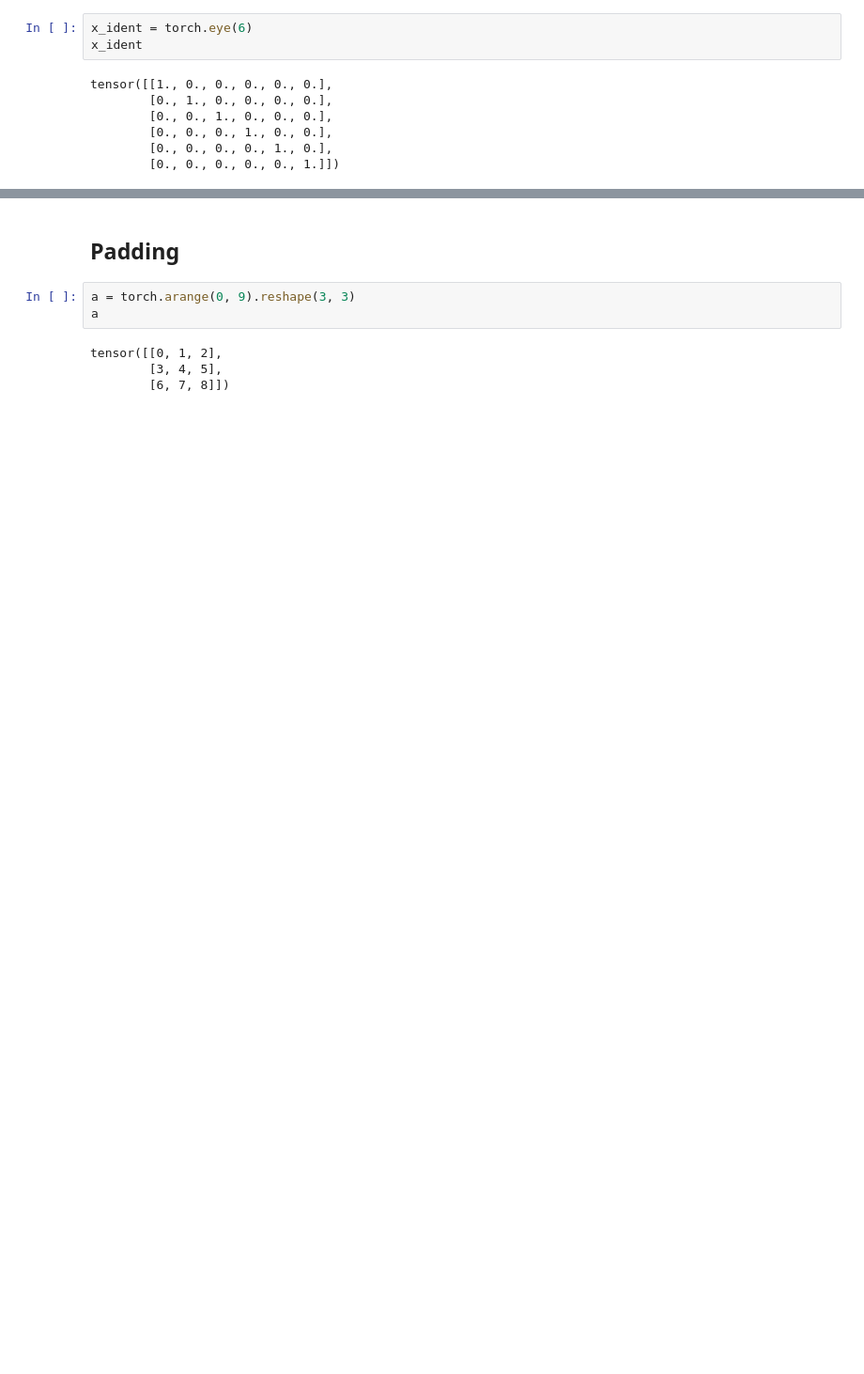
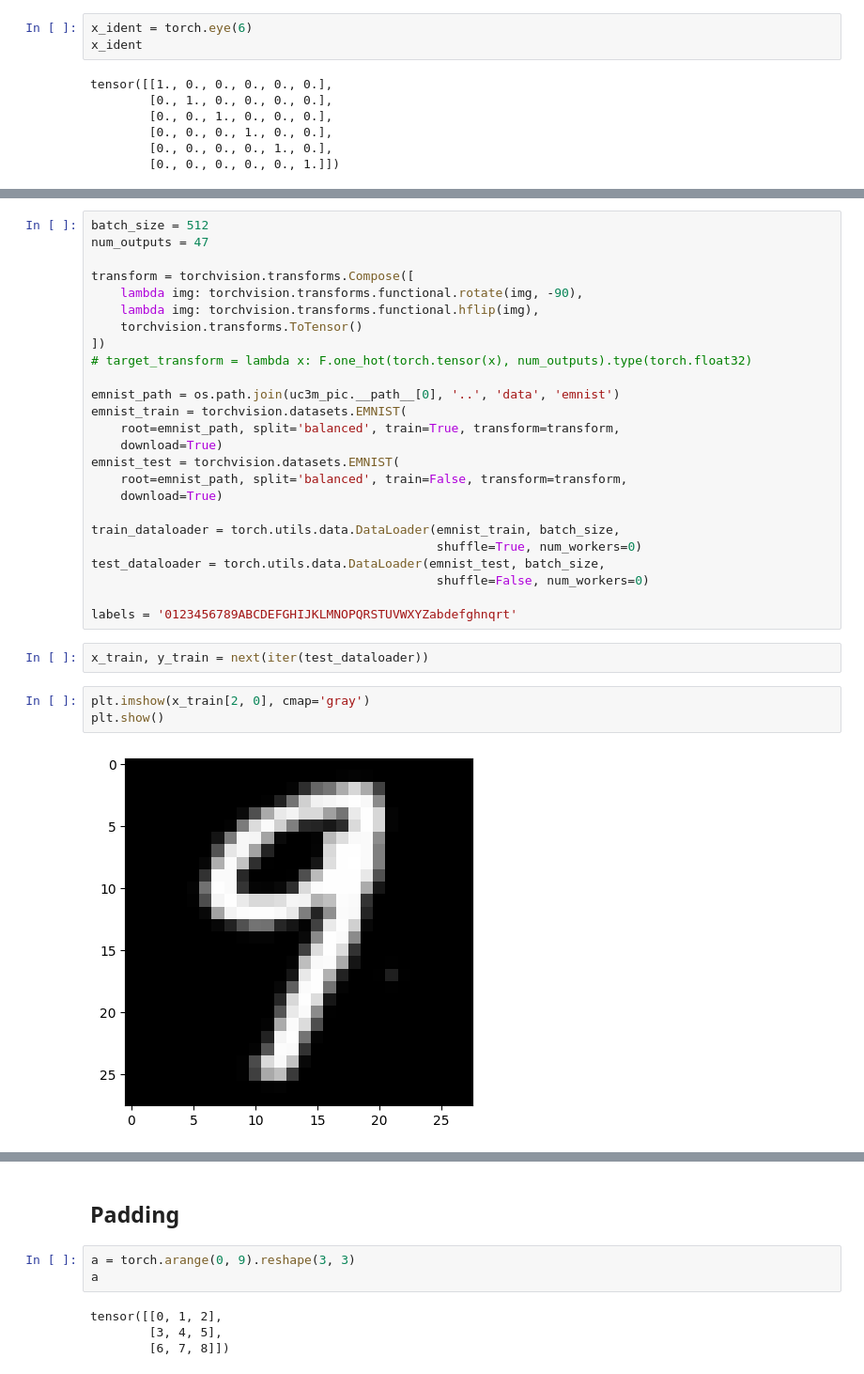
Before and after one commit to ramajoballester/UC3M-PIC, a Jupyter notebook: notebooks/03.ipynb, the cells around one changed output, grey strips where cells are left out. Shown: that part at 94% size. Drawn from its saved outputs; the diff is of its cells as text; blank space fills up the shorter version.

```diff
--- a/notebooks/03.ipynb
+++ b/notebooks/03.ipynb
@@ -142 +188,33 @@ tensor([[ 0.,  1.],
+# %%
+batch_size = 512
+num_outputs = 47
+
+transform = torchvision.transforms.Compose([
+    lambda img: torchvision.transforms.functional.rotate(img, -90),
+    lambda img: torchvision.transforms.functional.hflip(img),
+    torchvision.transforms.ToTensor()
+])
+# target_transform = lambda x: F.one_hot(torch.tensor(x), num_outputs).type(torch.float32)
+
+emnist_path = os.path.join(uc3m_pic.__path__[0], '..', 'data', 'emnist')
+emnist_train = torchvision.datasets.EMNIST(
+    root=emnist_path, split='balanced', train=True, transform=transform,
+    download=True)
+emnist_test = torchvision.datasets.EMNIST(
+    root=emnist_path, split='balanced', train=False, transform=transform,
+    download=True)
+
+train_dataloader = torch.utils.data.DataLoader(emnist_train, batch_size,
+                                               shuffle=True, num_workers=0)
+test_dataloader = torch.utils.data.DataLoader(emnist_test, batch_size,
+                                               shuffle=False, num_workers=0)
+
+labels = '0123456789ABCDEFGHIJKLMNOPQRSTUVWXYZabdefghnqrt'
+# %%
+x_train, y_train = next(iter(test_dataloader))
+# %%
+plt.imshow(x_train[2, 0], cmap='gray')
+plt.show()
+# %% [output]
+[figure, added]
 # %%
```
Also changed, not shown: parts of 152 cells of this notebook, 1 other file.
